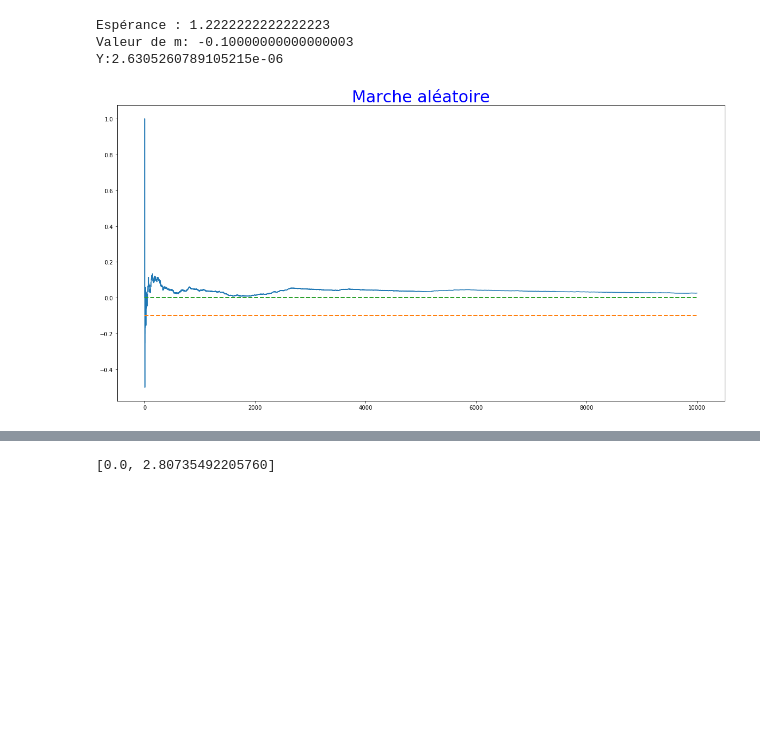
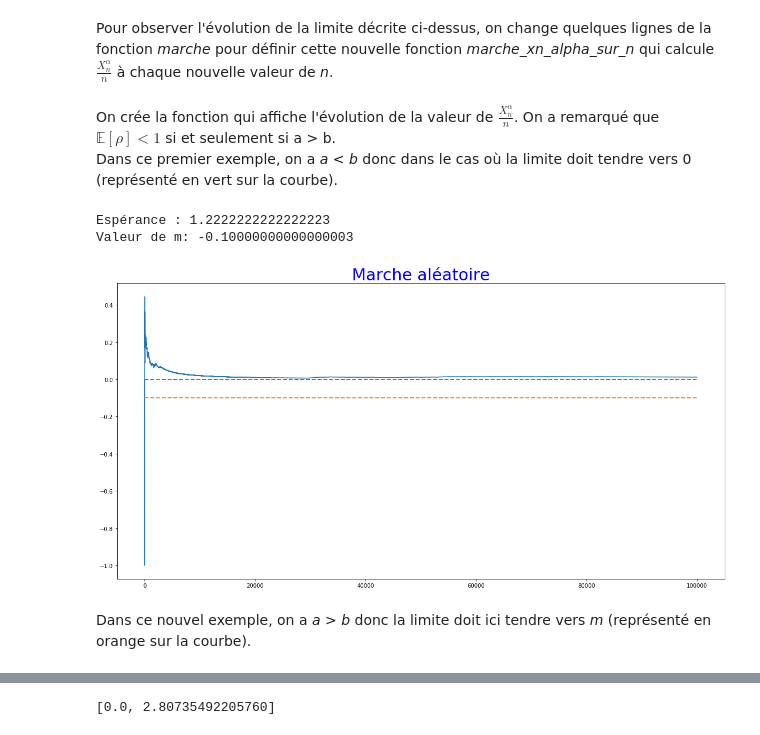
Before and after one commit to maoryy/Marches-aleatoires-en-milieu-aleatoire, a Jupyter notebook: Projet MAMA.ipynb, the cells around one changed output, grey strips where cells are left out. Drawn from its saved outputs; the diff is of its cells as text; code cells hidden in the pictures; blank space fills up the shorter version.

```diff
--- a/Projet MAMA.ipynb
+++ b/Projet MAMA.ipynb
@@ -104,3 +161,5 @@ plot_marche(2/3,3/4,10000000)
+# %% [markdown]
+Pour observer l'évolution de la limite décrite ci-dessus, on change quelques lignes de la fonction <i>marche</i> pour définir cette nouvelle fonction <i>marche_xn_alpha_sur_n</i> qui calcule $\frac{X^{\alpha}_{n}}{n}$ à chaque nouvelle valeur de <i>n</i>.
 # %%
 def marche_xn_alpha_sur_n(a,b,n):
     if a>1 or a<0 or b<1/2 or b>1 :
@@ -143,34 +202,35 @@ def marche_xn_alpha_sur_n(a,b,n):
     #print("Alpha-:"+str(tabAlphaMoins))
     #print("X:"+str(X))
     return XsurN
+# %% [markdown]
+On crée la fonction qui affiche l'évolution de la valeur de $\frac{X^{\alpha}_{n}}{n}$.
+On a remarqué que $\mathbb{E[\rho]} < 1$ si et seulement si a > b.
+<br>
+Dans ce premier exemple, on a <i>a</i> < <i>b</i>  donc dans le cas où la limite doit tendre vers 0 (représenté en vert sur la courbe).
 # %%
-#a > 1/2
-#On s'interesse qu cas eta < 0 donc a > 1/2
-#Etudions la limite X_n_alpha/n
-
 def plot_marche_xn_sur_n(a,b,n):
     es_ro = (a*(1-2*b)+b*b)/(b*(1-b))
     m= (1-es_ro)/(1+es_ro)
 
     print("Espérance : "+str(es_ro))
     print("Valeur de m: "+str(m))
     Y=np.array(marche_xn_alpha_sur_n(a,b,n))
 
 
     X=np.array([i for i in range(n)])
     figure(figsize=(20,10))
 
     plt.plot(Y)
-    print("Y:"+str(Y[n-1]/(n-1)))
     plt.plot([0,n],[m,m],linestyle="--",linewidth=2)
     plt.plot([0,n],[0,0],linestyle="--",linewidth=2)
     title('Marche aléatoire', fontsize =30, color="blue")
     plt.show()
 
-plot_marche_xn_sur_n(2/3,3/4,10000)
+plot_marche_xn_sur_n(2/3,3/4,100000)
 # %% [output]
 Espérance : 1.2222222222222223
 Valeur de m: -0.10000000000000003
-Y:2.6305260789105215e-06
-[figure, old version]
+[figure, new version]
+# %% [markdown]
+Dans ce nouvel exemple, on a <i>a</i> > <i>b</i> donc la limite doit ici tendre vers <i>m</i> (représenté en orange sur la courbe).
 # %%
```
Also changed, not shown: parts of 17 cells of this notebook.
